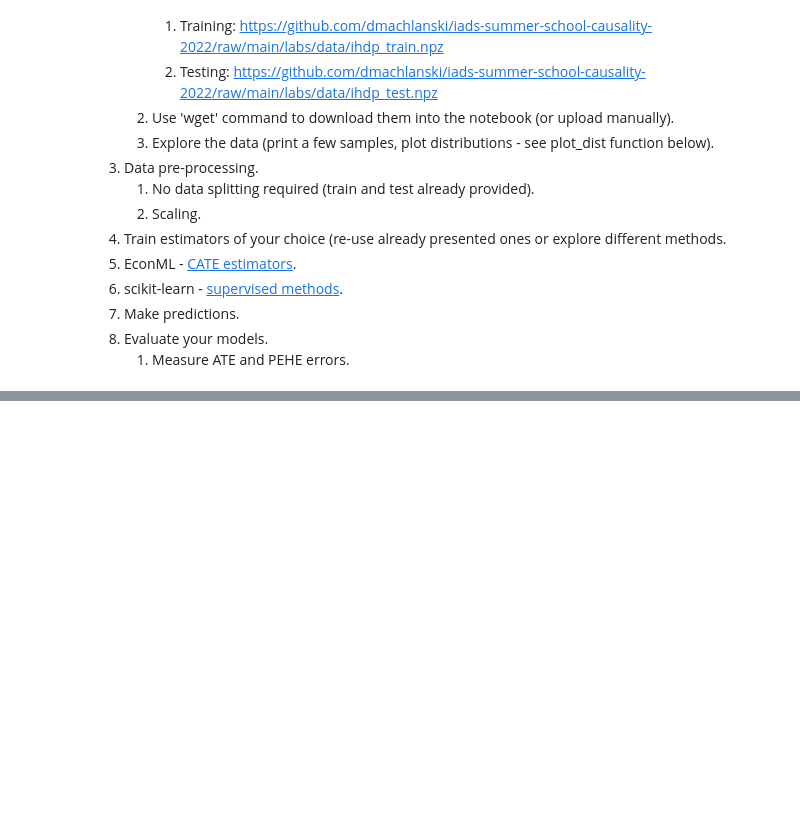
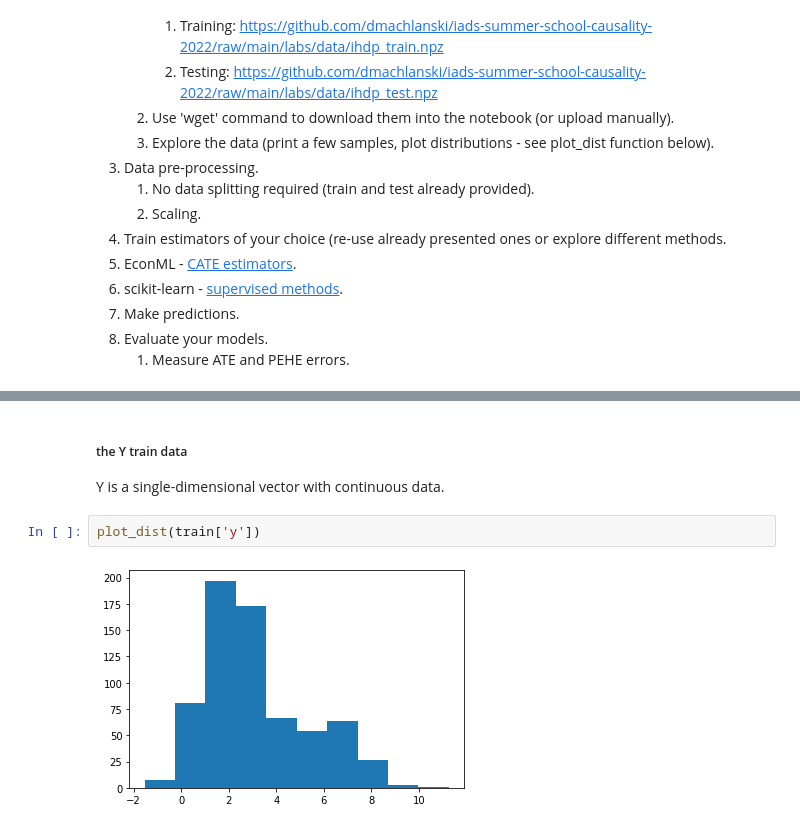
Before and after one commit to stefaniemeliss/IADS_SC_2022_CausalInference, a Jupyter notebook: Exercise_IHDP.ipynb, the cells around one changed output, grey strips where cells are left out. Cells and saved outputs as stored; diff of their text form; blank space fills up the shorter version.

```diff
--- a/Exercise_IHDP.ipynb
+++ b/Exercise_IHDP.ipynb
@@ -88,0 +183,8 @@ def plot_dist(data, bins=10):
+# %% [markdown]
+##### the Y train data
+
+Y is a single-dimensional vector with continuous data.
+# %%
+plot_dist(train['y'])
+# %% [output]
+[figure, added]
```
Also changed, not shown: parts of 61 cells of this notebook.
